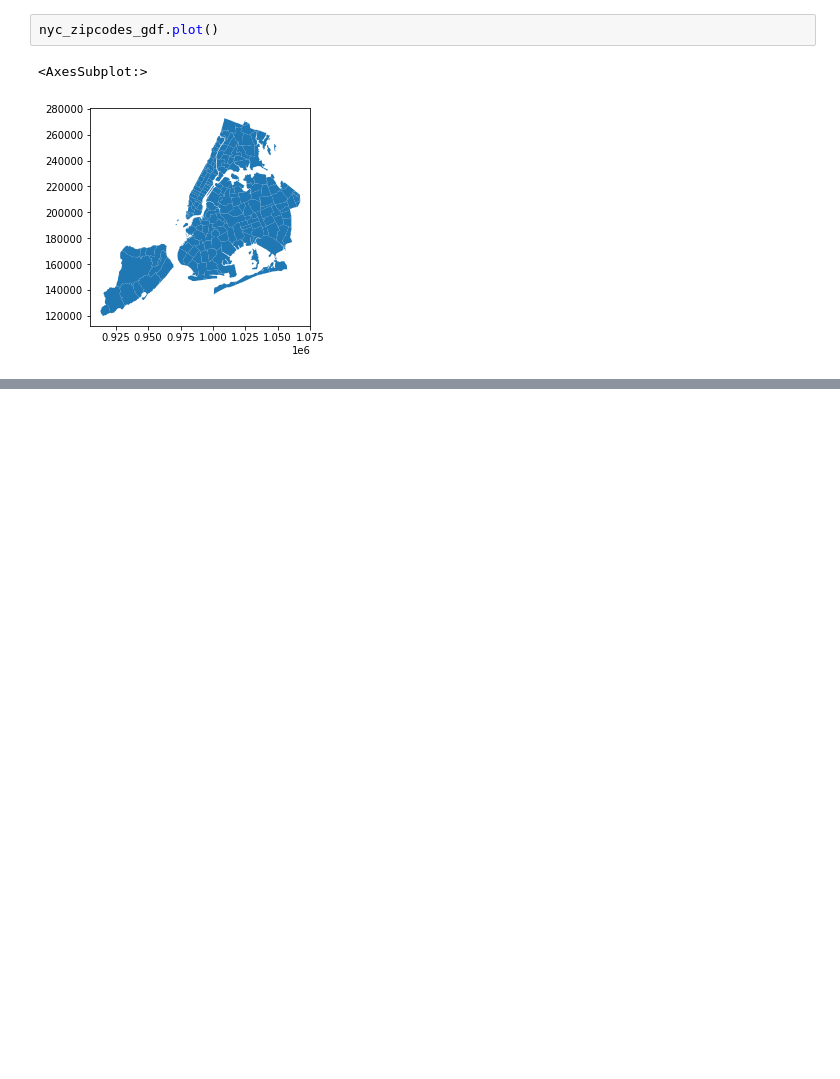
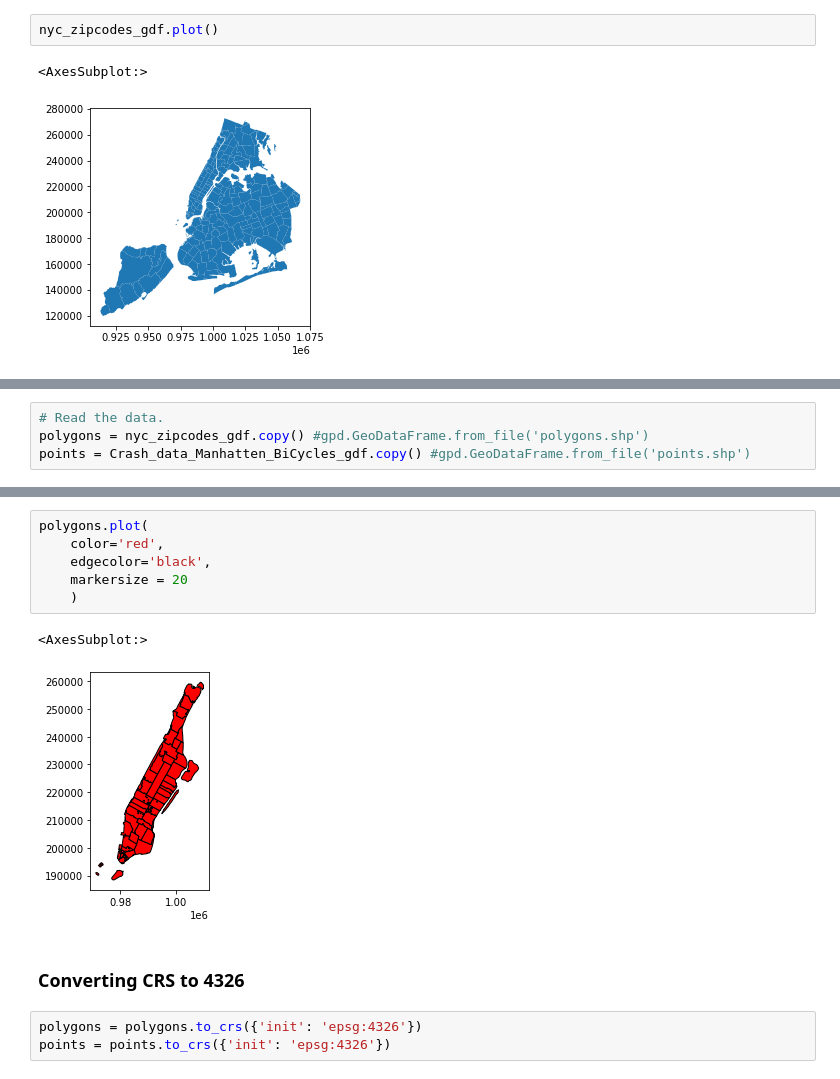
Before and after one commit to Sarang-Pramode/Analyzing_NYC_Citibike, a Jupyter notebook: Analyzing_High_Risk_Zones.ipynb, the cells around one changed output, grey strips where cells are left out. Drawn from its saved outputs; the diff is of its cells as text; blank space fills up the shorter version.

```diff
--- a/Analyzing_High_Risk_Zones.ipynb
+++ b/Analyzing_High_Risk_Zones.ipynb
@@ -295,0 +323,4 @@ nyc_zipcodes_gdf.plot()
+# %%
+# Read the data.
+polygons = nyc_zipcodes_gdf.copy() #gpd.GeoDataFrame.from_file('polygons.shp')
+points = Crash_data_Manhatten_BiCycles_gdf.copy() #gpd.GeoDataFrame.from_file('points.shp')
@@ -295,0 +358,14 @@ nyc_zipcodes_gdf.plot()
+# %%
+polygons.plot(
+    color='red',
+    edgecolor='black',
+    markersize = 20
+    )
+# %% [output]
+<AxesSubplot:>
+[figure, added]
+# %% [markdown]
+### Converting CRS to 4326
+# %%
+polygons = polygons.to_crs({'init': 'epsg:4326'})
+points = points.to_crs({'init': 'epsg:4326'})
```
Also changed, not shown: parts of 22 cells of this notebook, 1 other file.
